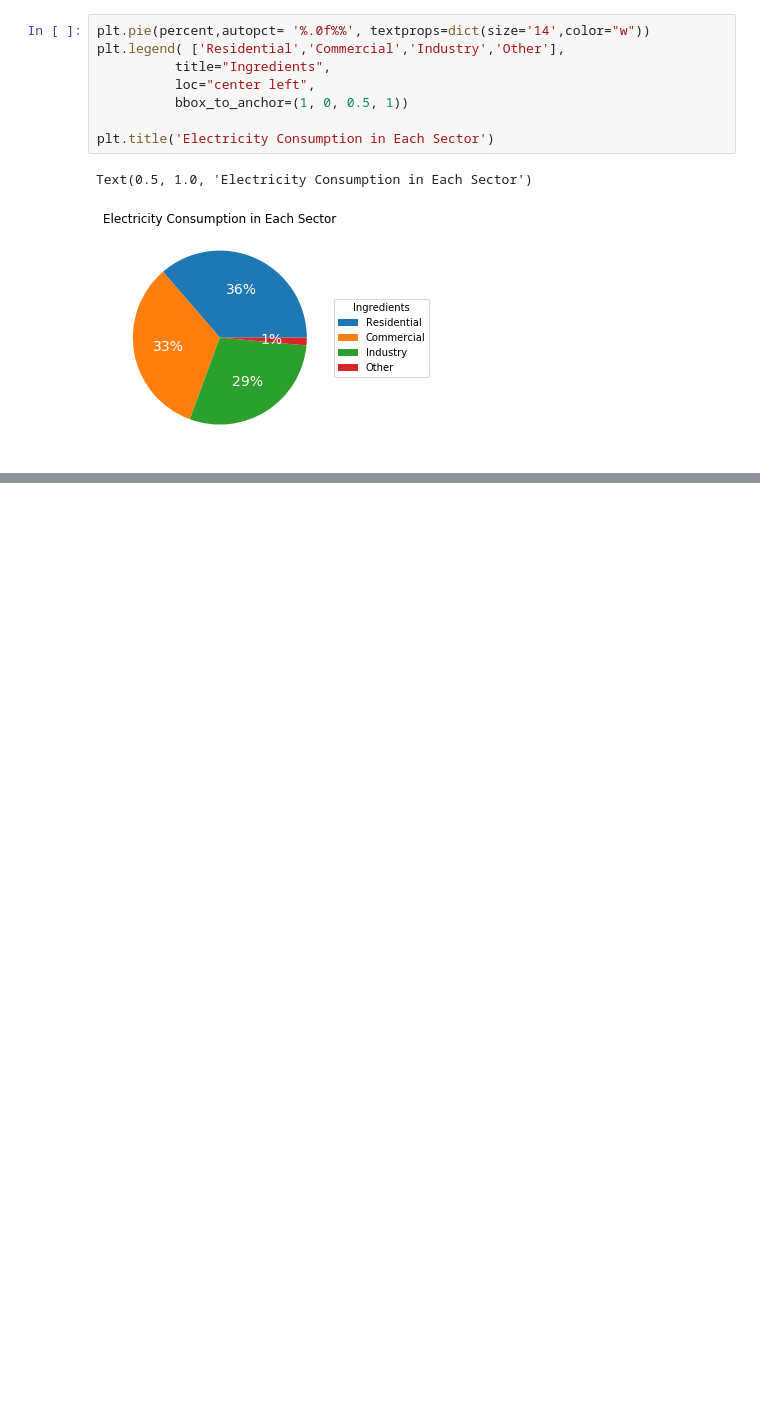
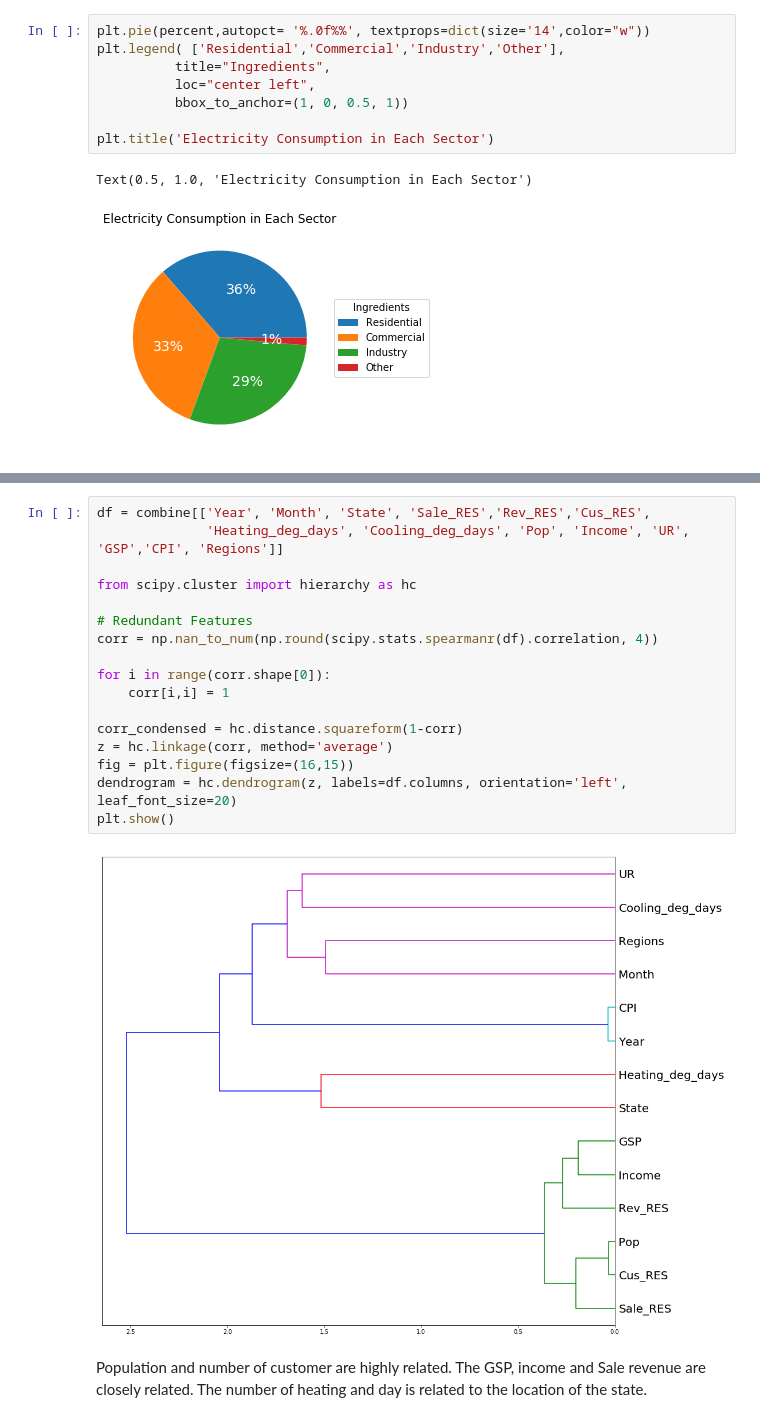
Before and after one commit to worasom/energy_sale_rev, a Jupyter notebook: EPA_energy_data.ipynb, the cells around one changed output, grey strips where cells are left out. Drawn from its saved outputs; the diff is of its cells as text; blank space fills up the shorter version.

```diff
--- a/EPA_energy_data.ipynb
+++ b/EPA_energy_data.ipynb
@@ -90,0 +105,21 @@ Text(0.5, 1.0, 'Electricity Consumption in Each Sector')
+# %%
+df = combine[['Year', 'Month', 'State', 'Sale_RES','Rev_RES','Cus_RES',
+              'Heating_deg_days', 'Cooling_deg_days', 'Pop', 'Income', 'UR', 'GSP','CPI', 'Regions']]
+
+from scipy.cluster import hierarchy as hc
+
+# Redundant Features
+corr = np.nan_to_num(np.round(scipy.stats.spearmanr(df).correlation, 4))
+
+for i in range(corr.shape[0]):
+    corr[i,i] = 1
+
+corr_condensed = hc.distance.squareform(1-corr)
+z = hc.linkage(corr, method='average')
+fig = plt.figure(figsize=(16,15))
+dendrogram = hc.dendrogram(z, labels=df.columns, orientation='left', leaf_font_size=20)
+plt.show()
+# %% [output]
+[figure, added]
+# %% [markdown]
+Population and number of customer are highly related. The GSP, income and Sale revenue are closely related. The number of heating and day is related to the location of the state.
```
Also changed, not shown: parts of 11 cells of this notebook.
